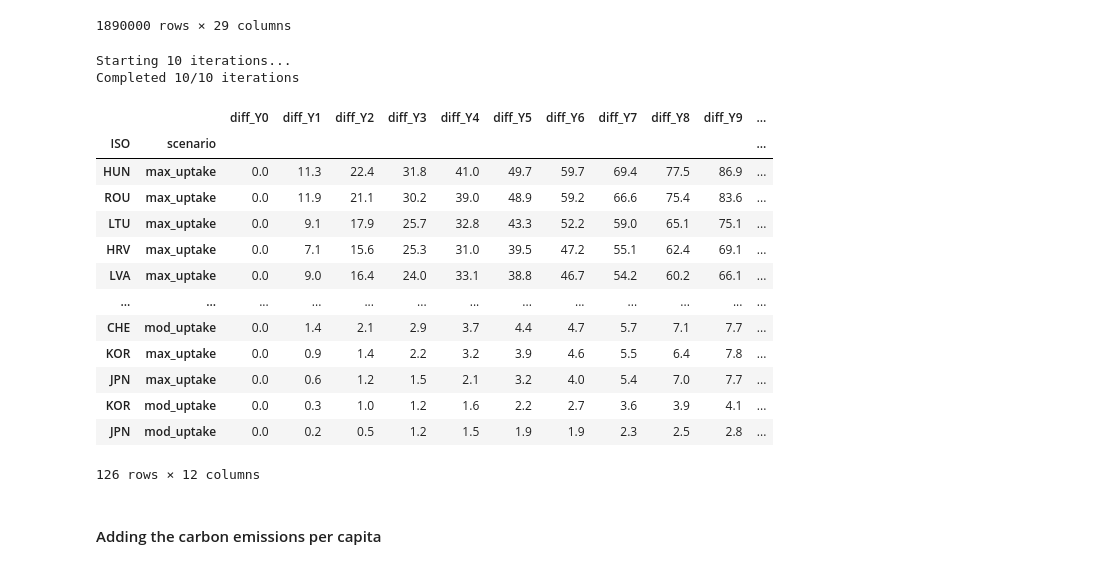
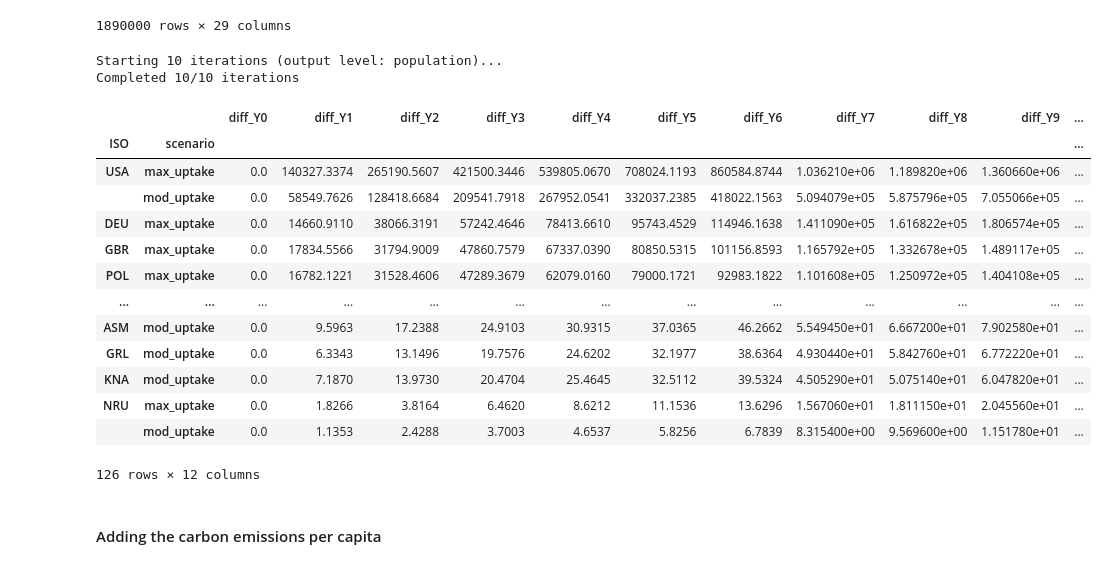
Before and after one commit to Chen2939/semaglutide, a Jupyter notebook: Mortality Model.ipynb, the cells around one changed output. Saved outputs shown, nothing was run; the diff lists cells and outputs as text; code cells hidden in the pictures.

```diff
--- a/Mortality Model.ipynb
+++ b/Mortality Model.ipynb
@@ -453,9 +453,15 @@ final_df_imputed
 | 1889999 | 28.060568 | 169.167668 | 80.302891 | 89.0 | 1.881777 | 1420.326839 | 2672.739074 | 0 | 0.241155 | 85plus | ... |
 1890000 rows × 29 columns
 # %%
-def run_multi_simulation(df_input, mortality_lookup, n_iterations=100, benefit_reduction=0.5,seed=42):
+def run_multi_simulation(df_input, mortality_lookup, n_iterations=100, benefit_reduction=0.5,
+                         seed=42, population_weighted=True):
     # Runs the mortality simulation N times and returns the average impact. This is a more computationally
     # efficient version of the one written in the Mortaility Results testing section.
+    #
+    # population_weighted=True  → multiply diffs by `weighting` before aggregation
+    #                             (output at population level, for cross-model comparisons)
+    # population_weighted=False → original behaviour, sum raw diffs
+    #                             (output at sample level)
     np.random.seed(seed)
 
     # Create a template for accumulating results
@@ -467,7 +473,8 @@ def run_multi_simulation(df_input, mortality_lookup, n_iterations=100, benefit_r
     base_sim = df_input[col_list].copy()
     row_num = len(base_sim) # used to generate the random numbers
 
-    print(f"Starting {n_iterations} iterations...")
+    level_label = "population" if population_weighted else "sample"
+    print(f"Starting {n_iterations} iterations (output level: {level_label})...")
 
     for i in range(n_iterations):
         # Local copy for this specific iteration
@@ -512,48 +519,54 @@ def run_multi_simulation(df_input, mortality_lookup, n_iterations=100, benefit_r
             # Record the difference in survival for this year
             iter_diffs[f"diff_Y{year}"] = current_sim["sg_alive"] - current_sim["bl_alive"]
 
-        # Weight the differences and group by ISO/Scenario
+        # Apply population weighting before aggregation if requested
+        if population_weighted:
+            for col in iter_diffs.columns:
+                if col.startswith("diff_Y"):
+                    iter_diffs[col] = iter_diffs[col] * current_sim["weighting"]
+
+        # Group by ISO/Scenario
         iter_diffs[['ISO', 'scenario']] = current_sim[['ISO', 'scenario']]
         iter_summary = iter_diffs.groupby(['ISO', 'scenario']).sum()
 
         # Accumulate
         if total_results is None:
             total_results = iter_summary
         else:
             total_results = total_results.add(iter_summary)
 
         # Progress tracker
         if (i + 1) % 10 == 0:
             print(f"Completed {i + 1}/{n_iterations} iterations")
 
     # Average the results
     avg_results = total_results / n_iterations
 
     # Calculate the total person-years saved (the sum of diffs across all years)
     avg_results["total_person_years_saved"] = avg_results.sum(axis=1)
 
     return avg_results
 
-# Execution
-final_output = run_multi_simulation(final_df_imputed, mortality2, n_iterations=10)
+# Execution — set population_weighted=False to get original sample-level output
+final_output = run_multi_simulation(final_df_imputed, mortality2, n_iterations=10, population_weighted=True)
 
 final_output.sort_values("total_person_years_saved", ascending=False)
 # %% [output]
-Starting 10 iterations...
+Starting 10 iterations (output level: population)...
 Completed 10/10 iterations
 |  |  | diff_Y0 | diff_Y1 | diff_Y2 | diff_Y3 | diff_Y4 | diff_Y5 | diff_Y6 | diff_Y7 | diff_Y8 | diff_Y9 | ... |
 | ISO | scenario |  |  |  |  |  |  |  |  |  |  | ... |
-| HUN | max_uptake | 0.0 | 11.3 | 22.4 | 31.8 | 41.0 | 49.7 | 59.7 | 69.4 | 77.5 | 86.9 | ... |
-| ROU | max_uptake | 0.0 | 11.9 | 21.1 | 30.2 | 39.0 | 48.9 | 59.2 | 66.6 | 75.4 | 83.6 | ... |
-| LTU | max_uptake | 0.0 | 9.1 | 17.9 | 25.7 | 32.8 | 43.3 | 52.2 | 59.0 | 65.1 | 75.1 | ... |
-| HRV | max_uptake | 0.0 | 7.1 | 15.6 | 25.3 | 31.0 | 39.5 | 47.2 | 55.1 | 62.4 | 69.1 | ... |
-| LVA | max_uptake | 0.0 | 9.0 | 16.4 | 24.0 | 33.1 | 38.8 | 46.7 | 54.2 | 60.2 | 66.1 | ... |
+| USA | max_uptake | 0.0 | 140327.3374 | 265190.5607 | 421500.3446 | 539805.0670 | 708024.1193 | 860584.8744 | 1.036210e+06 | 1.189820e+06 | 1.360660e+06 | ... |
+|  | mod_uptake | 0.0 | 58549.7626 | 128418.6684 | 209541.7918 | 267952.0541 | 332037.2385 | 418022.1563 | 5.094079e+05 | 5.875796e+05 | 7.055066e+05 | ... |
+| DEU | max_uptake | 0.0 | 14660.9110 | 38066.3191 | 57242.4646 | 78413.6610 | 95743.4529 | 114946.1638 | 1.411090e+05 | 1.616822e+05 | 1.806574e+05 | ... |
+| GBR | max_uptake | 0.0 | 17834.5566 | 31794.9009 | 47860.7579 | 67337.0390 | 80850.5315 | 101156.8593 | 1.165792e+05 | 1.332678e+05 | 1.489117e+05 | ... |
+| POL | max_uptake | 0.0 | 16782.1221 | 31528.4606 | 47289.3679 | 62079.0160 | 79000.1721 | 92983.1822 | 1.101608e+05 | 1.250972e+05 | 1.404108e+05 | ... |
 | ... | ... | ... | ... | ... | ... | ... | ... | ... | ... | ... | ... | ... |
-| CHE | mod_uptake | 0.0 | 1.4 | 2.1 | 2.9 | 3.7 | 4.4 | 4.7 | 5.7 | 7.1 | 7.7 | ... |
-| KOR | max_uptake | 0.0 | 0.9 | 1.4 | 2.2 | 3.2 | 3.9 | 4.6 | 5.5 | 6.4 | 7.8 | ... |
-| JPN | max_uptake | 0.0 | 0.6 | 1.2 | 1.5 | 2.1 | 3.2 | 4.0 | 5.4 | 7.0 | 7.7 | ... |
-| KOR | mod_uptake | 0.0 | 0.3 | 1.0 | 1.2 | 1.6 | 2.2 | 2.7 | 3.6 | 3.9 | 4.1 | ... |
-| JPN | mod_uptake | 0.0 | 0.2 | 0.5 | 1.2 | 1.5 | 1.9 | 1.9 | 2.3 | 2.5 | 2.8 | ... |
+| ASM | mod_uptake | 0.0 | 9.5963 | 17.2388 | 24.9103 | 30.9315 | 37.0365 | 46.2662 | 5.549450e+01 | 6.667200e+01 | 7.902580e+01 | ... |
+| GRL | mod_uptake | 0.0 | 6.3343 | 13.1496 | 19.7576 | 24.6202 | 32.1977 | 38.6364 | 4.930440e+01 | 5.842760e+01 | 6.772220e+01 | ... |
+| KNA | mod_uptake | 0.0 | 7.1870 | 13.9730 | 20.4704 | 25.4645 | 32.5112 | 39.5324 | 4.505290e+01 | 5.075140e+01 | 6.047820e+01 | ... |
+| NRU | max_uptake | 0.0 | 1.8266 | 3.8164 | 6.4620 | 8.6212 | 11.1536 | 13.6296 | 1.567060e+01 | 1.811150e+01 | 2.045560e+01 | ... |
+|  | mod_uptake | 0.0 | 1.1353 | 2.4288 | 3.7003 | 4.6537 | 5.8256 | 6.7839 | 8.315400e+00 | 9.569600e+00 | 1.151780e+01 | ... |
 126 rows × 12 columns
 # %% [markdown]
 #### Adding the carbon emissions per capita
```
Also changed, not shown: parts of 5 cells of this notebook, 3 other files.
